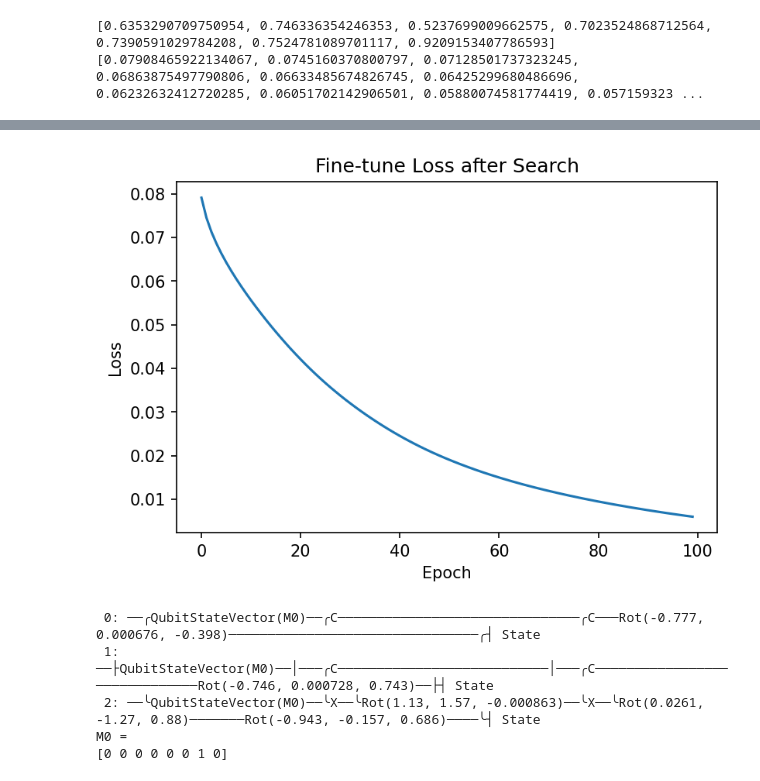
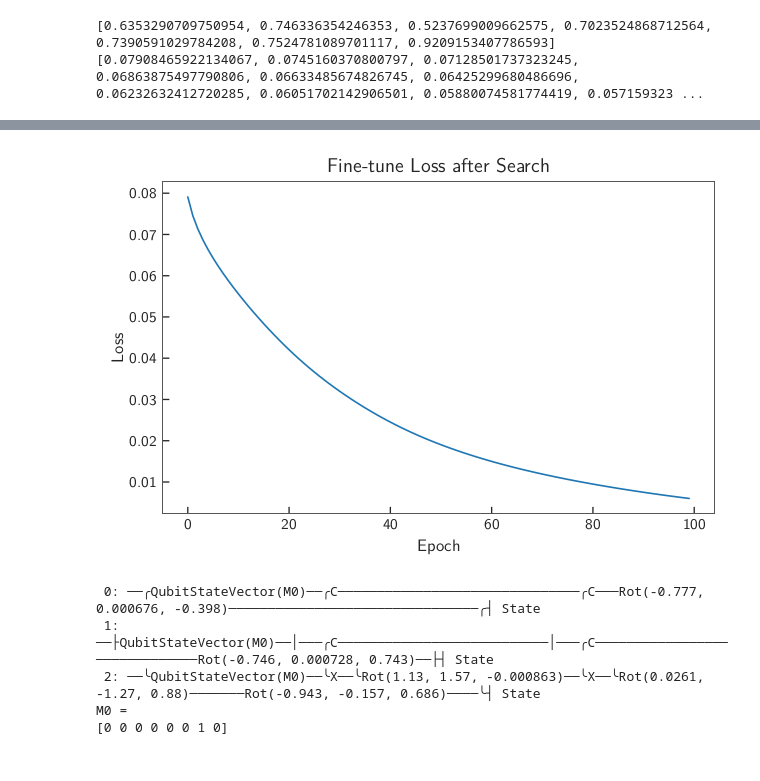
Before and after one commit to peiyong-addwater/QAS, a Jupyter notebook: result_analysis_toffoli.ipynb, the cells around one changed output, grey strips where cells are left out. Cells and saved outputs as stored; diff of their text form; code cells hidden in the pictures.

```diff
--- a/result_analysis_toffoli.ipynb
+++ b/result_analysis_toffoli.ipynb
@@ -48,13 +237,12 @@ plt.show()
 # %%
-plt.figure(dpi=150)
+fig = plot_setup()
 plt.plot(list(range(len(fine_tune_loss_after_search))), fine_tune_loss_after_search)
 plt.title("Fine-tune Loss after Search")
 plt.xlabel('Epoch')
 plt.ylabel('Loss')
-
 plt.show()
 # %% [output]
-[figure, old version]
+[figure, new version]
 # %%
 dev = qml.device('default.qubit', wires = 3)
 @qml.qnode(dev)
```
Also changed, not shown: parts of 6 cells of this notebook, 44 other files.
